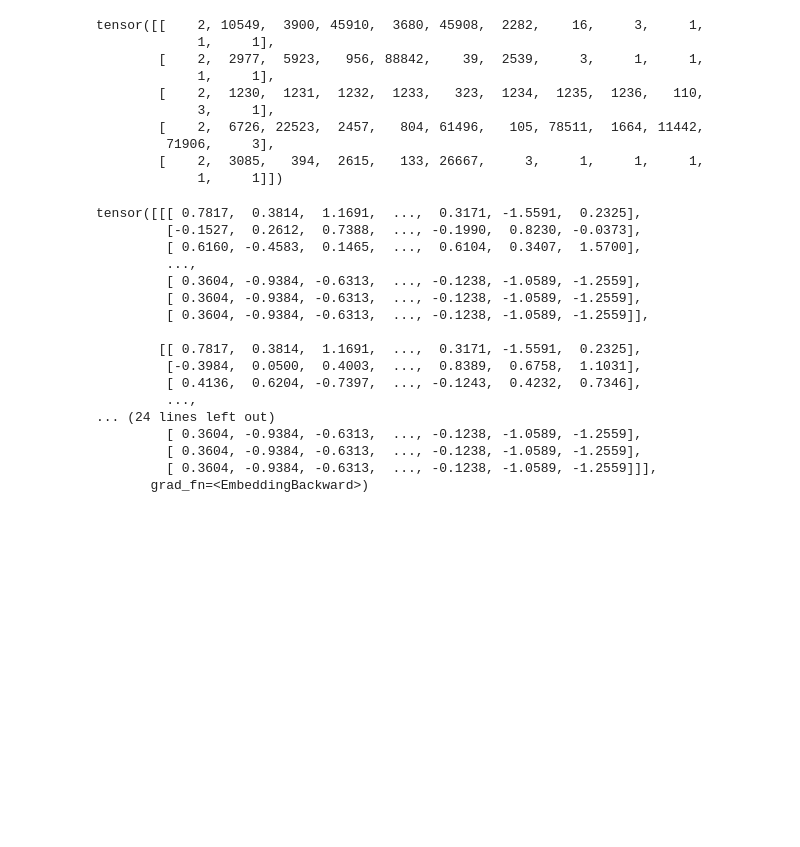
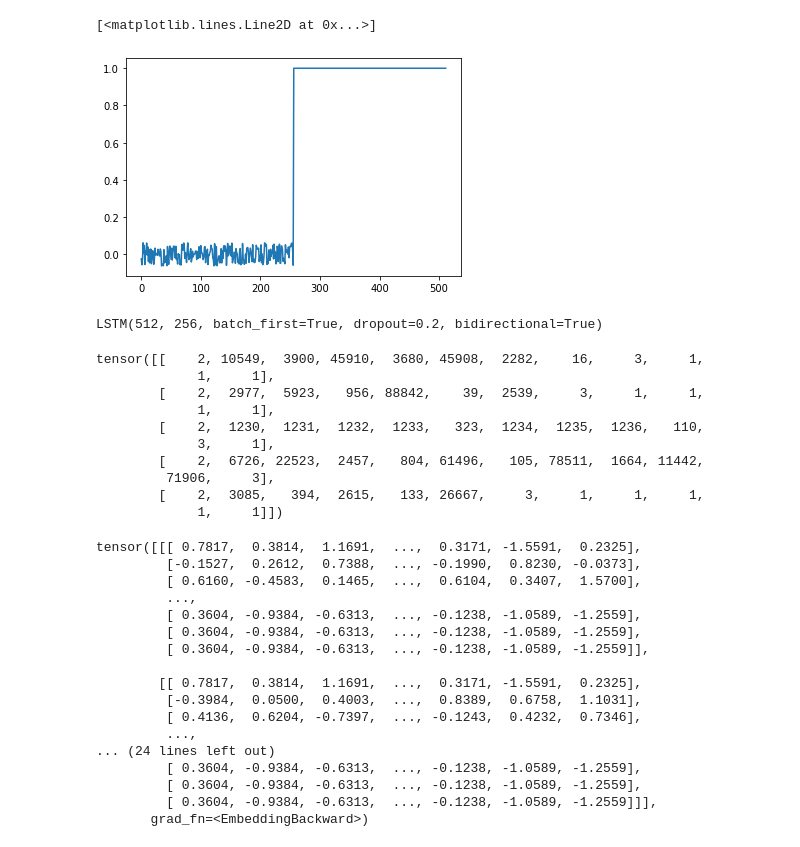
Before and after one commit to jinmang2/Sequential-Is-All-You-Needs, a Jupyter notebook: notebook/testing_my_sequential.ipynb, the cells around one changed output. Drawn from its saved outputs; the diff is of its cells as text; code cells hidden in the pictures; blank space fills up the shorter version.

```diff
--- a/notebook/testing_my_sequential.ipynb
+++ b/notebook/testing_my_sequential.ipynb
@@ -3,0 +91,5 @@ import torch.nn as nn
+# %%
+plt.plot(layer.bias.detach().numpy())
+# %% [output]
+[<matplotlib.lines.Line2D at 0x...>]
+[figure, added]
@@ -3,0 +105,4 @@ import torch.nn as nn
+# %%
+nn.LSTM(**params, bidirectional=True)
+# %% [output]
+LSTM(512, 256, batch_first=True, dropout=0.2, bidirectional=True)
```
Also changed, not shown: parts of 21 cells of this notebook, 7 other files.
